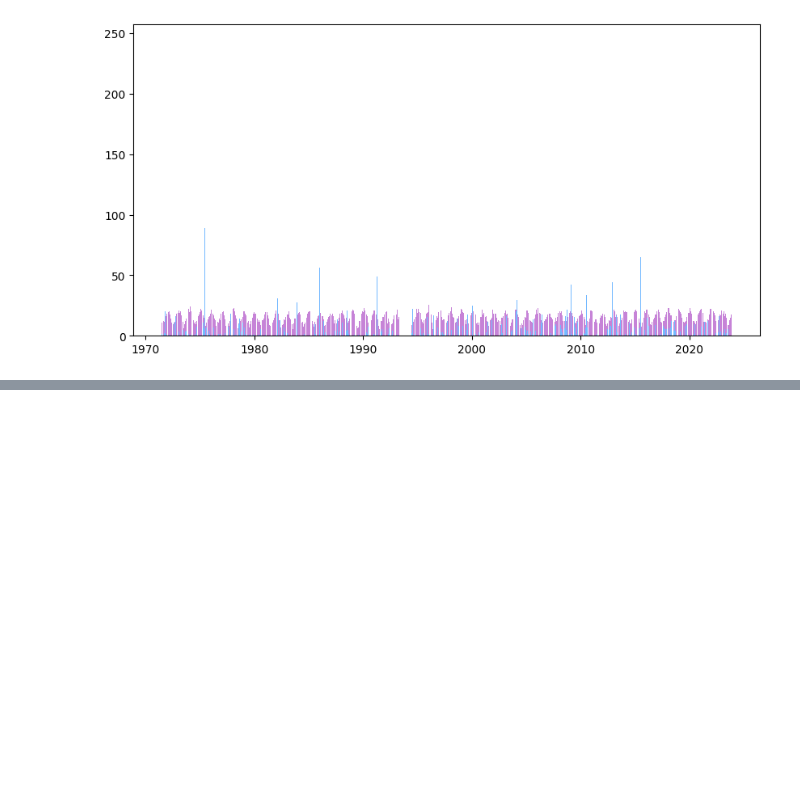
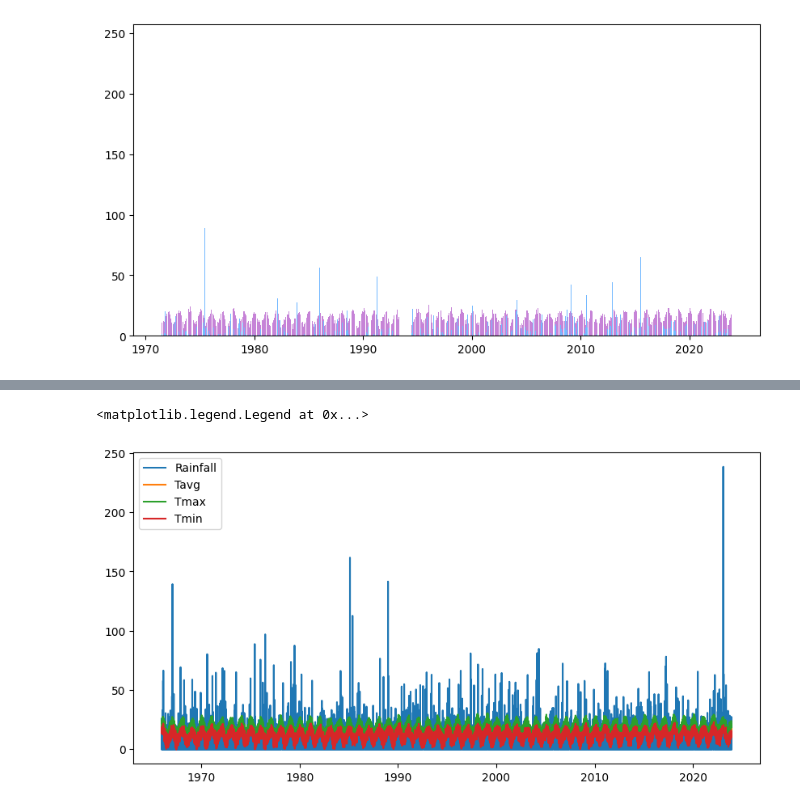
Before and after one commit to YingCG/research-weather-forecast, a Jupyter notebook: MLmodel/explore_data.ipynb, the cells around one changed output, grey strips where cells are left out. Saved outputs shown, nothing was run; the diff lists cells and outputs as text; code cells hidden in the pictures; blank space fills up the shorter version.

```diff
--- a/MLmodel/explore_data.ipynb
+++ b/MLmodel/explore_data.ipynb
@@ -52,3 +52,8 @@ plt.bar(niwaDf['Date'], niwaDf['Rain (mm)'],  color="#74b9ff")
 # %% [output]
 <BarContainer object of 18834 artists>
 [figure]
+# %%
+statnz_noaa  = pd.read_csv('../data/statsNZ/noaa/statsNZ_noaa1966to2023.csv')
+statnz_noaa['Date'] = pd.to_datetime(statnz_noaa['Date'], format='%d/%m/%Y')
+
+statnz_noaa.info()
@@ -54,0 +82,10 @@ plt.bar(niwaDf['Date'], niwaDf['Rain (mm)'],  color="#74b9ff")
+# %%
+plt.figure(figsize=(10,5))
+plt.plot(statnz_noaa['Date'], statnz_noaa['Rainfall(mm)'], label='Rainfall')
+plt.plot(statnz_noaa['Date'], statnz_noaa['Tavg'], label='Tavg')
+plt.plot(statnz_noaa['Date'], statnz_noaa['Tmax'], label='Tmax')
+plt.plot(statnz_noaa['Date'], statnz_noaa['Tmin'], label='Tmin')
+plt.legend()
+# %% [output]
+<matplotlib.legend.Legend at 0x...>
+[figure, added]
```
Also changed, not shown: parts of 12 cells of this notebook, 6 other files.
